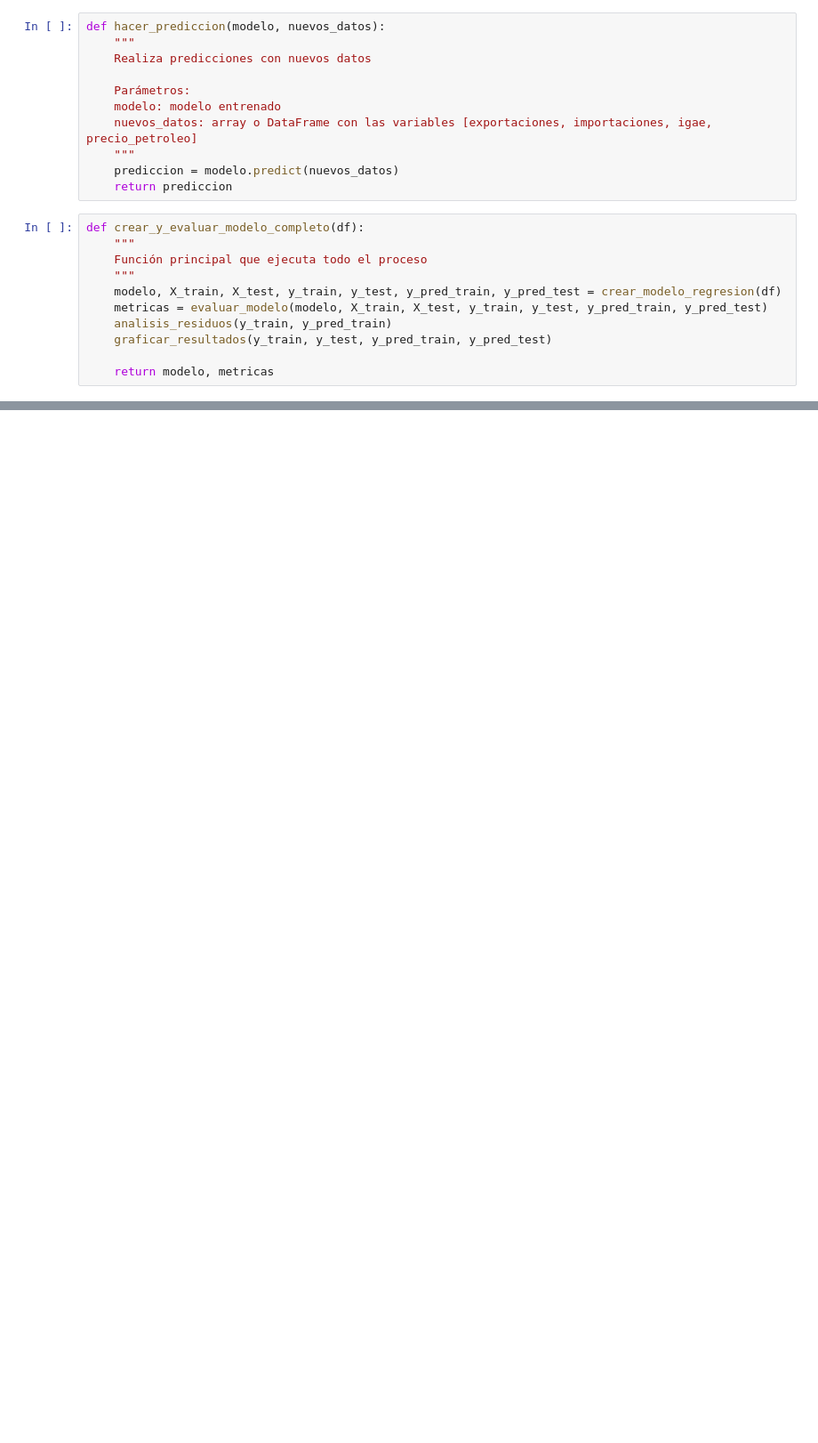
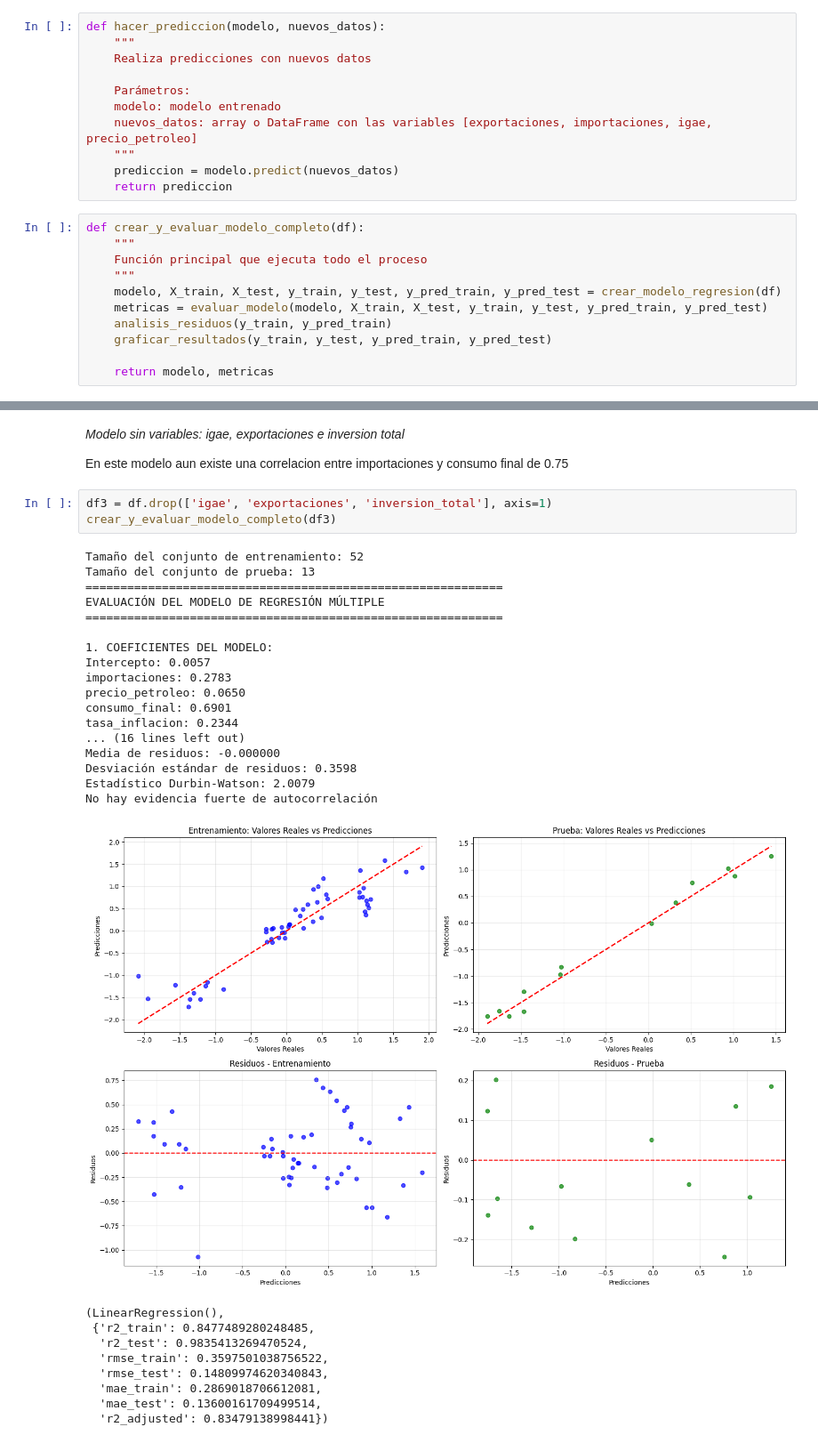
Before and after one commit to alanJCceres/Modelos_PIB, a Jupyter notebook: 02_modelo_regresion.ipynb, the cells around one changed output, grey strips where cells are left out. Shown at 89% size. Drawn from its saved outputs; the diff is of its cells as text; blank space fills up the shorter version.

```diff
--- a/02_modelo_regresion.ipynb
+++ b/02_modelo_regresion.ipynb
@@ -239,0 +274,34 @@ No hay evidencia fuerte de autocorrelación
+# %% [markdown]
+*Modelo sin variables: igae, exportaciones e inversion total*
+
+En este modelo aun existe una correlacion entre importaciones y consumo final de 0.75
+# %%
+df3 = df.drop(['igae', 'exportaciones', 'inversion_total'], axis=1)
+crear_y_evaluar_modelo_completo(df3)
+# %% [output]
+Tamaño del conjunto de entrenamiento: 52
+Tamaño del conjunto de prueba: 13
+============================================================
+EVALUACIÓN DEL MODELO DE REGRESIÓN MÚLTIPLE
+============================================================
+
+1. COEFICIENTES DEL MODELO:
+Intercepto: 0.0057
+importaciones: 0.2783
+precio_petroleo: 0.0650
+consumo_final: 0.6901
+tasa_inflacion: 0.2344
+... (16 lines left out)
+Media de residuos: -0.000000
+Desviación estándar de residuos: 0.3598
+Estadístico Durbin-Watson: 2.0079
+No hay evidencia fuerte de autocorrelación
+[figure, added]
+(LinearRegression(),
+ {'r2_train': 0.8477489280248485,
+  'r2_test': 0.9835413269470524,
+  'rmse_train': 0.3597501038756522,
+  'rmse_test': 0.14809974620340843,
+  'mae_train': 0.2869018706612081,
+  'mae_test': 0.13600161709499514,
+  'r2_adjusted': 0.83479138998441})
```
Also changed, not shown: parts of 9 cells of this notebook, 1 other file.
